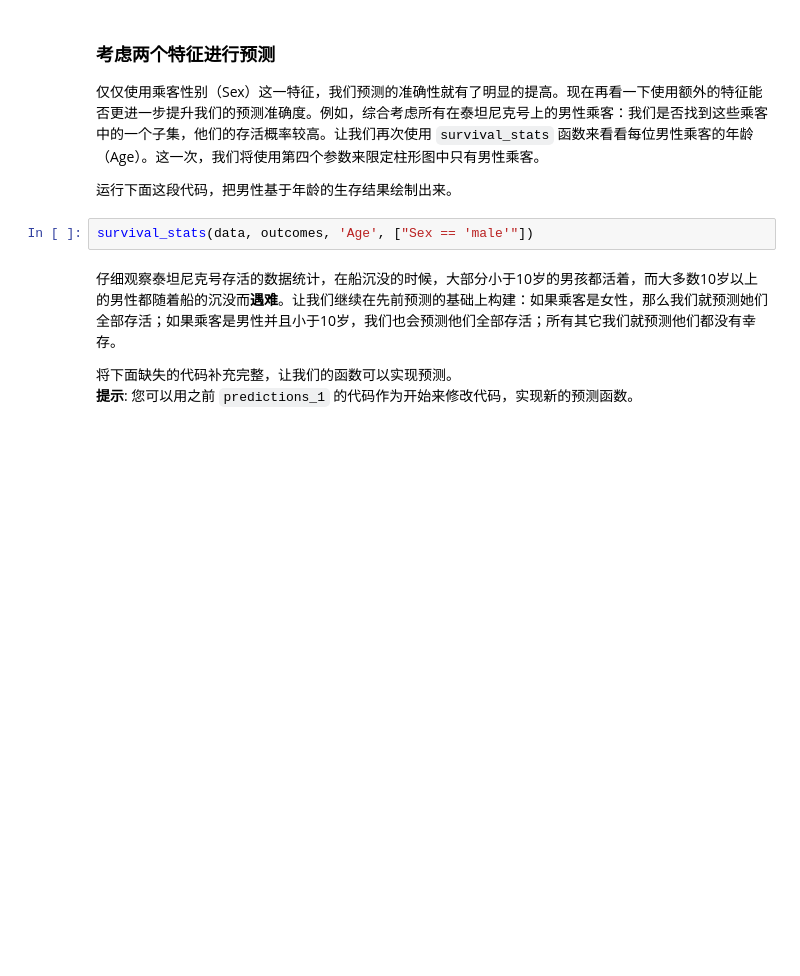
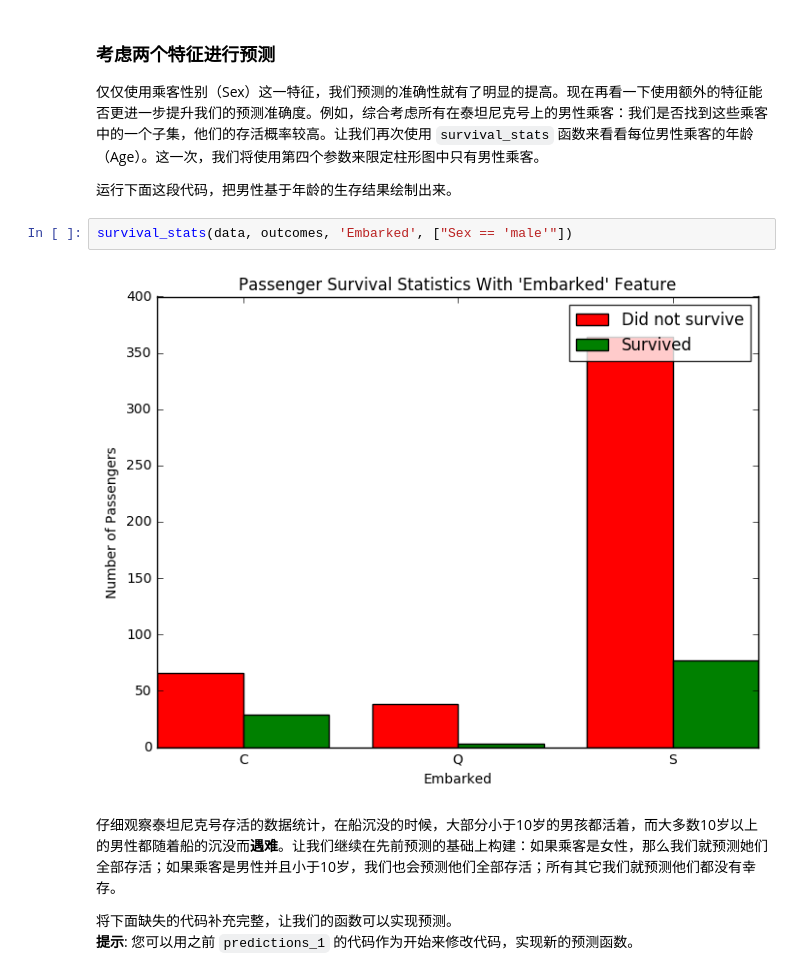
Before and after one commit to aaronlou/MachineLearning_Udacity, a Jupyter notebook: titanic_survival_exploration/titanic_survival_exploration.ipynb, the cells around one changed output. Drawn from its saved outputs; the diff is of its cells as text; blank space fills up the shorter version.

```diff
--- a/titanic_survival_exploration/titanic_survival_exploration.ipynb
+++ b/titanic_survival_exploration/titanic_survival_exploration.ipynb
@@ -162,7 +183,9 @@ predictions = predictions_1(data)
 
 运行下面这段代码，把男性基于年龄的生存结果绘制出来。
 # %%
-survival_stats(data, outcomes, 'Age', ["Sex == 'male'"])
+survival_stats(data, outcomes, 'Embarked', ["Sex == 'male'"])
+# %% [output]
+[figure, added]
 # %% [markdown]
 仔细观察泰坦尼克号存活的数据统计，在船沉没的时候，大部分小于10岁的男孩都活着，而大多数10岁以上的男性都随着船的沉没而**遇难**。让我们继续在先前预测的基础上构建：如果乘客是女性，那么我们就预测她们全部存活；如果乘客是男性并且小于10岁，我们也会预测他们全部存活；所有其它我们就预测他们都没有幸存。
 
```
Also changed, not shown: parts of 19 cells of this notebook, 1 other file.
